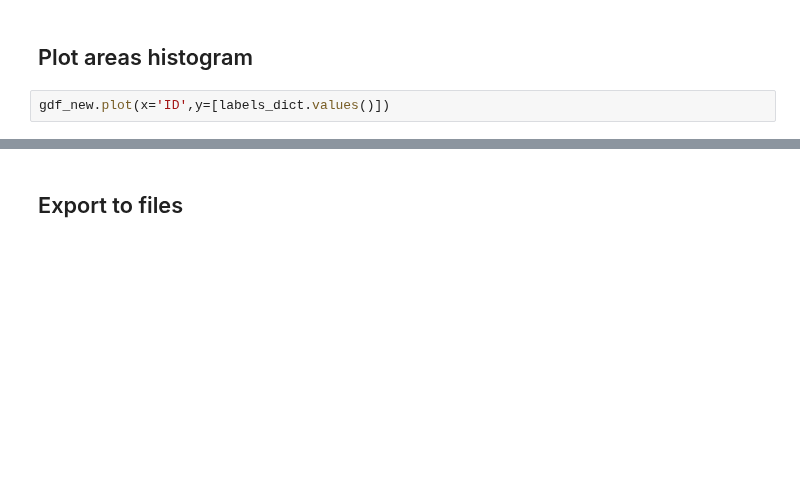
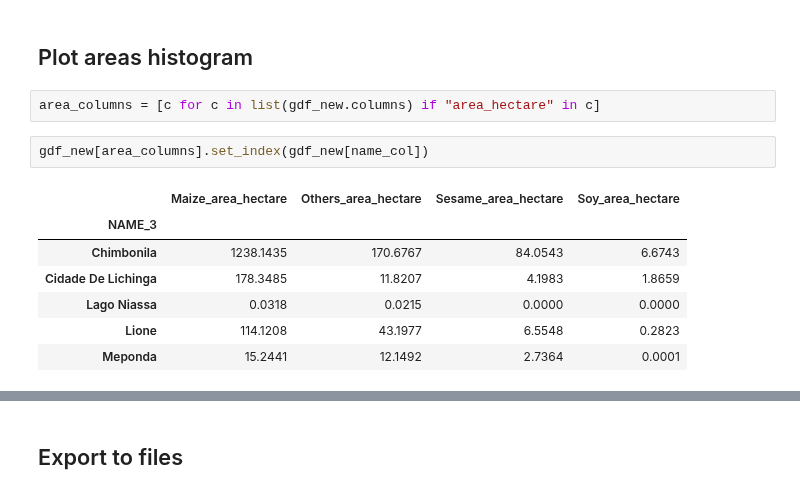
Before and after one commit to digitalearthafrica/FAO_crop_type, a Jupyter notebook: 8_Calculate_crop_statistics.ipynb, the cells around one changed output, grey strips where cells are left out. Drawn from its saved outputs; the diff is of its cells as text; blank space fills up the shorter version.

```diff
--- a/8_Calculate_crop_statistics.ipynb
+++ b/8_Calculate_crop_statistics.ipynb
@@ -103,4 +111,14 @@ NameError: name 'da_crop_type' is not defined
 # %% [markdown]
 ## Plot areas histogram
-# %%
-gdf_new.plot(x='ID',y=[labels_dict.values()])
+# %%
+area_columns = [c for c in list(gdf_new.columns) if "area_hectare" in c]
+# %%
+gdf_new[area_columns].set_index(gdf_new[name_col])
+# %% [output]
+|  | Maize_area_hectare | Others_area_hectare | Sesame_area_hectare | Soy_area_hectare |
+| NAME_3 |  |  |  |  |
+| Chimbonila | 1238.1435 | 170.6767 | 84.0543 | 6.6743 |
+| Cidade De Lichinga | 178.3485 | 11.8207 | 4.1983 | 1.8659 |
+| Lago Niassa | 0.0318 | 0.0215 | 0.0000 | 0.0000 |
+| Lione | 114.1208 | 43.1977 | 6.5548 | 0.2823 |
+| Meponda | 15.2441 | 12.1492 | 2.7364 | 0.0001 |
```
Also changed, not shown: parts of 5 cells of this notebook, 2 other files.
